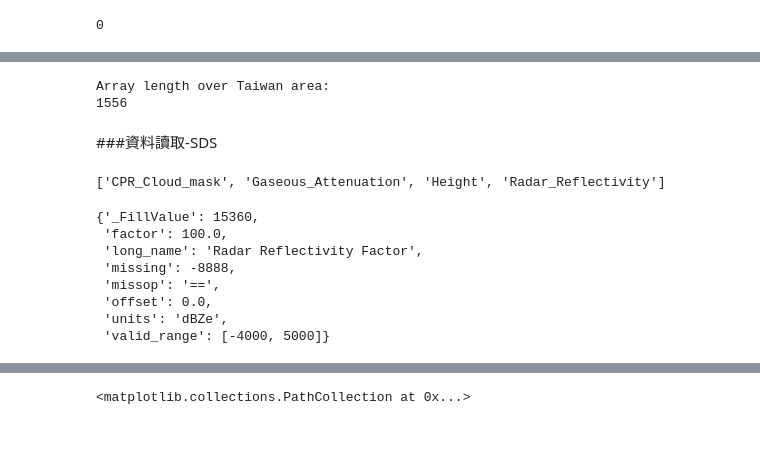
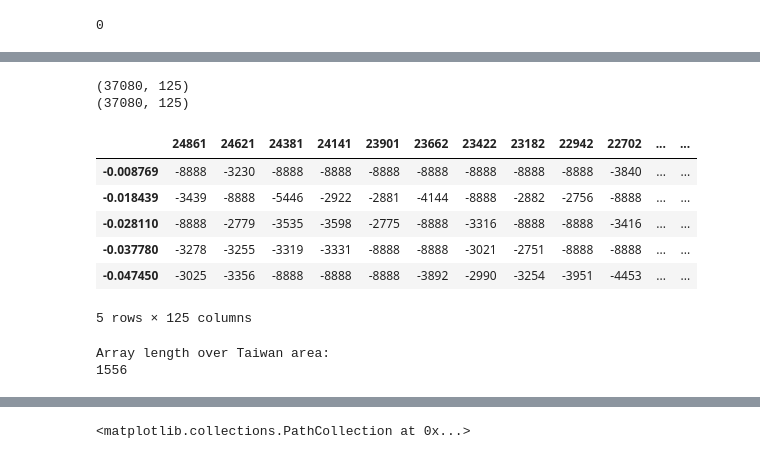
Before and after one commit to jerryjerry9/CloudSat_tutorial, a Jupyter notebook: cloudsat_process.ipynb, the cells around one changed output, grey strips where cells are left out. Drawn from its saved outputs; the diff is of its cells as text; code cells hidden in the pictures.

```diff
--- a/cloudsat_process.ipynb
+++ b/cloudsat_process.ipynb
@@ -154,3 +207,22 @@ print(UTC_time)
+# %%
+demo_longitude=np.asarray(longitude)
+demo_latitude=np.asarray(latitude)
+demo_Reflectivity=np.asarray(Reflectivity[:,:])
+demo_Height=np.asarray(Height[:,:])
+print(demo_Reflectivity.shape)
+print(demo_Height.shape)
+Ref_array_demo = pd.DataFrame(Reflectivity[:,:] ,columns=demo_Height[0,:] ,index=demo_latitude[:,0])
+Ref_array_demo.head()
+# %% [output]
+(37080, 125)
+(37080, 125)
+|  | 24861 | 24621 | 24381 | 24141 | 23901 | 23662 | 23422 | 23182 | 22942 | 22702 | ... | ... |
+| -0.008769 | -8888 | -3230 | -8888 | -8888 | -8888 | -8888 | -8888 | -8888 | -8888 | -3840 | ... | ... |
+| -0.018439 | -3439 | -8888 | -5446 | -2922 | -2881 | -4144 | -8888 | -2882 | -2756 | -8888 | ... | ... |
+| -0.028110 | -8888 | -2779 | -3535 | -3598 | -2775 | -8888 | -3316 | -8888 | -8888 | -3416 | ... | ... |
+| -0.037780 | -3278 | -3255 | -3319 | -3331 | -8888 | -8888 | -3021 | -2751 | -8888 | -8888 | ... | ... |
+| -0.047450 | -3025 | -3356 | -8888 | -8888 | -8888 | -3892 | -2990 | -3254 | -3951 | -4453 | ... | ... |
+5 rows × 125 columns
 # %%
 mo_longitude=np.asarray(longitude)
 mo_latitude=np.asarray(latitude)
@@ -167,36 +239,20 @@ print(sum(taiwan_array_size))
 # %% [output]
 Array length over Taiwan area:
 1556
-# %% [markdown]
-###資料讀取-SDS
-# %%
-HDFvars(filename)
-# %% [output]
-['CPR_Cloud_mask', 'Gaseous_Attenuation', 'Height', 'Radar_Reflectivity']
 # %%
-hdfFile = SD(filename, SDC.READ)
-Reflectivity = hdfFile.select('Radar_Reflectivity')
-Cloud_mask = hdfFile.select('CPR_Cloud_mask')
-pprint.pprint(Reflectivity.attributes())#輸出變數的詳細資料
+##從完整變數矩陣中取出台灣附近的值
 taiwan_Reflectivity= np.zeros((taiwan_array_size[0],125))
-Height = hdfFile.select('Height')
+taiwan_Cloud_mask= np.zeros((taiwan_array_size[0],125))
 taiwan_height= np.zeros((taiwan_array_size[0],125))
+
 taiwan_lat= np.zeros((taiwan_array_size[0],1))
 taiwan_lon= np.zeros((taiwan_array_size[0],1))
 k=0
 for i in range(0,shape1[0]):
     if lonlat_mask[i]>0:
         taiwan_Reflectivity[k,:]= Reflectivity[i,:]/100
+        taiwan_Cloud_mask[k,:]= Cloud_mask[i,:]
         taiwan_height[k,:]=Height[i,:]
         taiwan_lat[k,0]=mo_latitude[i]
         taiwan_lon[k,0]=mo_longitude[i]
         k=k+1
-# %% [output]
-{'_FillValue': 15360,
- 'factor': 100.0,
- 'long_name': 'Radar Reflectivity Factor',
- 'missing': -8888,
- 'missop': '==',
- 'offset': 0.0,
- 'units': 'dBZe',
- 'valid_range': [-4000, 5000]}
```
Also changed, not shown: parts of 17 cells of this notebook.
